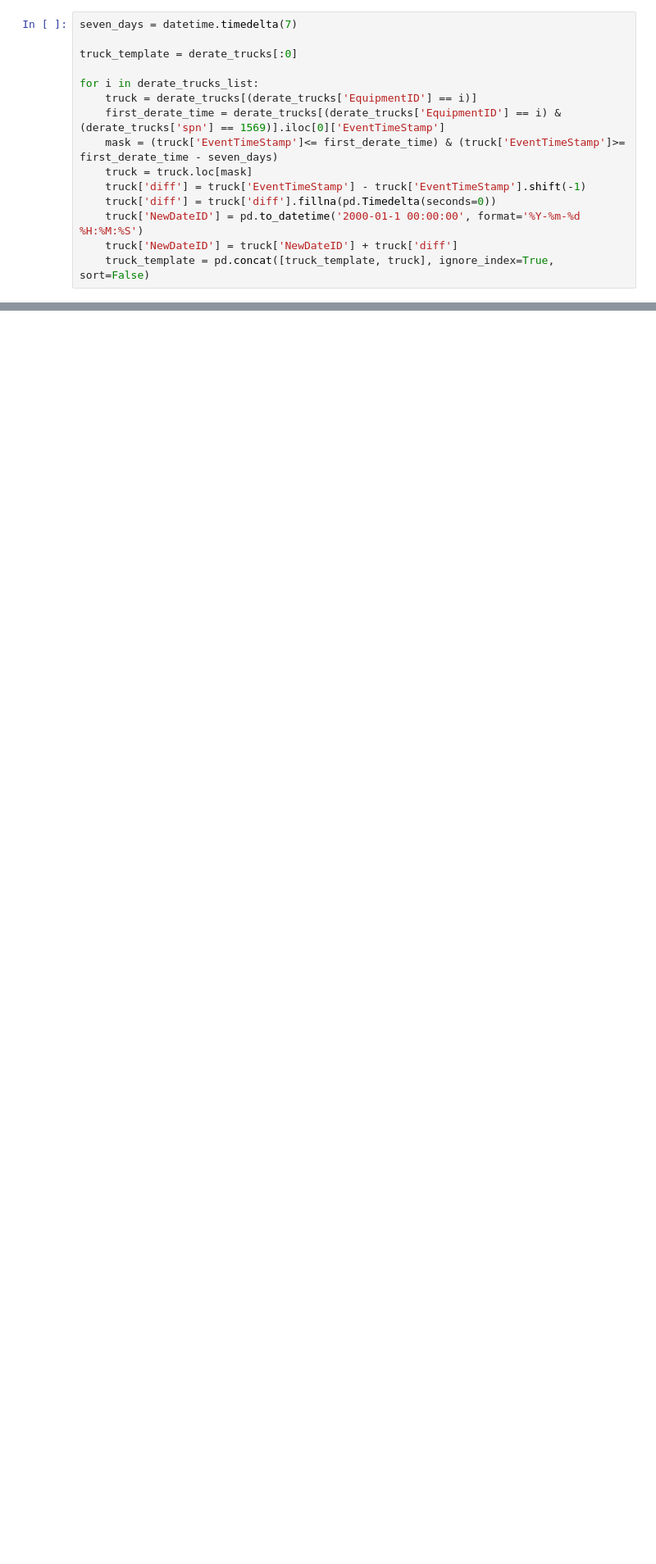
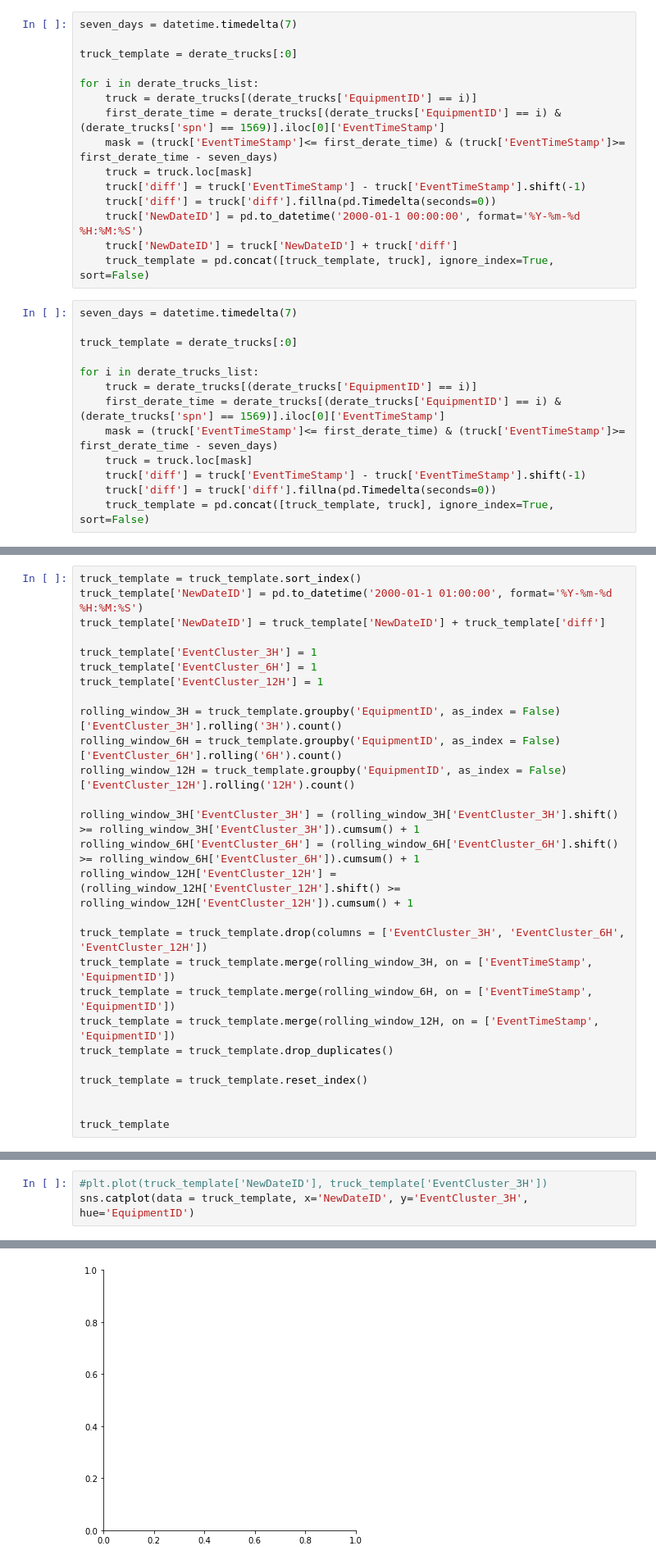
Before and after one commit to nss-data-science-cohort-5/big_g_express-the-index-out-of-rangers, a Jupyter notebook: notebooks/EDA_rolling.ipynb, the cells around one changed output, grey strips where cells are left out. Shown at 82% size. Saved outputs shown, nothing was run; the diff lists cells and outputs as text; blank space fills up the shorter version.

Commit message:
got rolling window tags to work on partial derate dataset

```diff
--- a/notebooks/EDA_rolling.ipynb
+++ b/notebooks/EDA_rolling.ipynb
@@ -140,3 +156,16 @@ for i in derate_trucks_list:
     truck['NewDateID'] = pd.to_datetime('2000-01-1 00:00:00', format='%Y-%m-%d %H:%M:%S')
     truck['NewDateID'] = truck['NewDateID'] + truck['diff']
     truck_template = pd.concat([truck_template, truck], ignore_index=True, sort=False)
+# %%
+seven_days = datetime.timedelta(7)
+
+truck_template = derate_trucks[:0]
+
+for i in derate_trucks_list:
+    truck = derate_trucks[(derate_trucks['EquipmentID'] == i)]
+    first_derate_time = derate_trucks[(derate_trucks['EquipmentID'] == i) & (derate_trucks['spn'] == 1569)].iloc[0]['EventTimeStamp']
+    mask = (truck['EventTimeStamp']<= first_derate_time) & (truck['EventTimeStamp']>= first_derate_time - seven_days)
+    truck = truck.loc[mask]
+    truck['diff'] = truck['EventTimeStamp'] - truck['EventTimeStamp'].shift(-1)
+    truck['diff'] = truck['diff'].fillna(pd.Timedelta(seconds=0))
+    truck_template = pd.concat([truck_template, truck], ignore_index=True, sort=False)
@@ -142,0 +186,27 @@ for i in derate_trucks_list:
+# %%
+truck_template = truck_template.sort_index()
+truck_template['NewDateID'] = pd.to_datetime('2000-01-1 01:00:00', format='%Y-%m-%d %H:%M:%S')
+truck_template['NewDateID'] = truck_template['NewDateID'] + truck_template['diff']
+
+truck_template['EventCluster_3H'] = 1
+truck_template['EventCluster_6H'] = 1
+truck_template['EventCluster_12H'] = 1
+
+rolling_window_3H = truck_template.groupby('EquipmentID', as_index = False)['EventCluster_3H'].rolling('3H').count()
+rolling_window_6H = truck_template.groupby('EquipmentID', as_index = False)['EventCluster_6H'].rolling('6H').count()
+rolling_window_12H = truck_template.groupby('EquipmentID', as_index = False)['EventCluster_12H'].rolling('12H').count()
+
+rolling_window_3H['EventCluster_3H'] = (rolling_window_3H['EventCluster_3H'].shift() >= rolling_window_3H['EventCluster_3H']).cumsum() + 1
+rolling_window_6H['EventCluster_6H'] = (rolling_window_6H['EventCluster_6H'].shift() >= rolling_window_6H['EventCluster_6H']).cumsum() + 1
+rolling_window_12H['EventCluster_12H'] = (rolling_window_12H['EventCluster_12H'].shift() >= rolling_window_12H['EventCluster_12H']).cumsum() + 1
+
+truck_template = truck_template.drop(columns = ['EventCluster_3H', 'EventCluster_6H', 'EventCluster_12H'])
+truck_template = truck_template.merge(rolling_window_3H, on = ['EventTimeStamp', 'EquipmentID'])
+truck_template = truck_template.merge(rolling_window_6H, on = ['EventTimeStamp', 'EquipmentID'])
+truck_template = truck_template.merge(rolling_window_12H, on = ['EventTimeStamp', 'EquipmentID'])
+truck_template = truck_template.drop_duplicates()
+
+truck_template = truck_template.reset_index()
+
+
+truck_template
@@ -142,0 +227,4 @@ for i in derate_trucks_list:
+# %%
+#plt.plot(truck_template['NewDateID'], truck_template['EventCluster_3H'])
+sns.catplot(data = truck_template, x='NewDateID', y='EventCluster_3H', hue='EquipmentID')
+# %% [output]
@@ -143,2 +232,3 @@ for i in derate_trucks_list:
+[figure, added]
 # %%
 partial_derate_reset = truck_template.drop(columns='diff')
```
Also changed, not shown: parts of 15 cells of this notebook.
